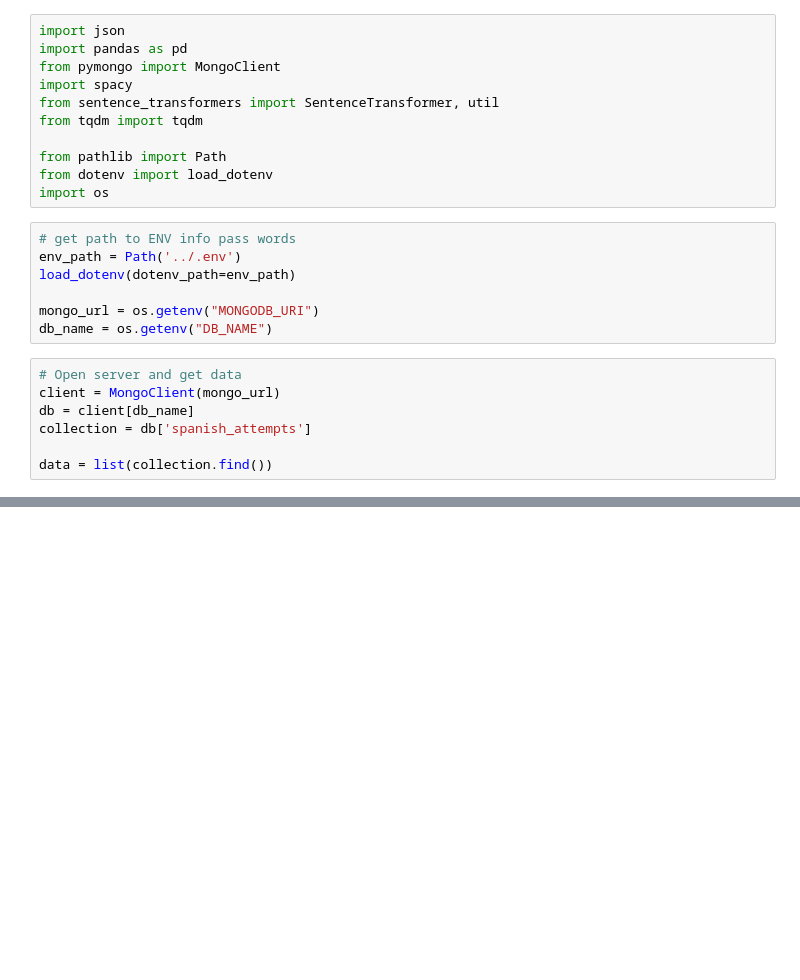
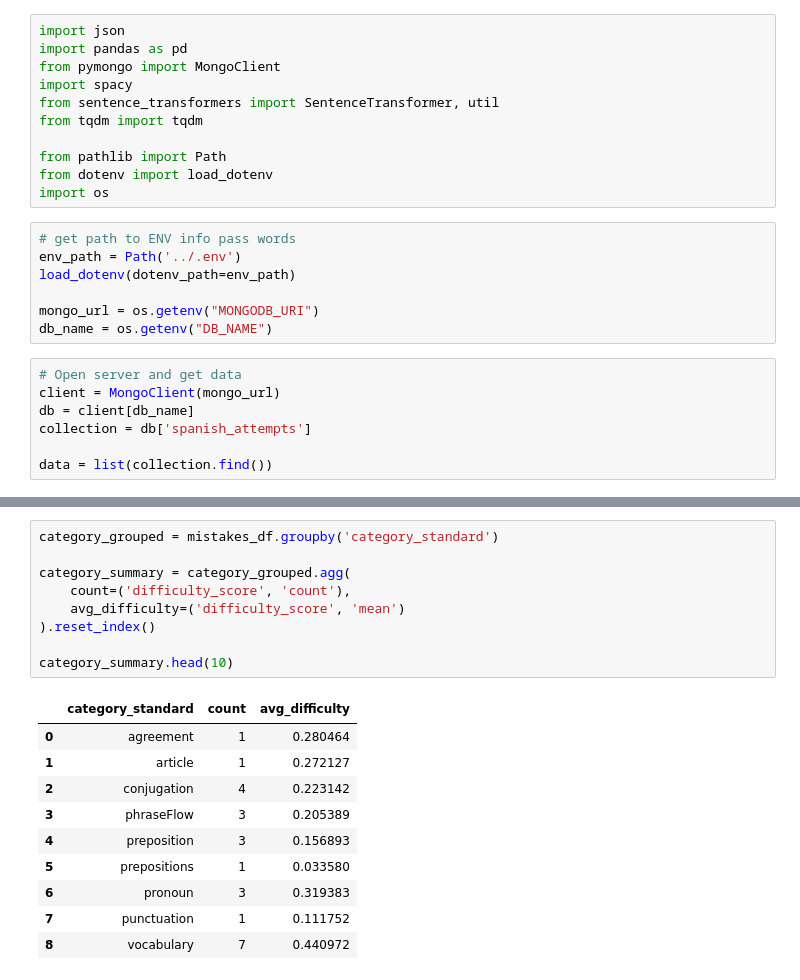
Before and after one commit to MarkBish24/Tu-Cuate, a Jupyter notebook: nlp/Untitled.ipynb, the cells around one changed output, grey strips where cells are left out. Cells and saved outputs as stored; diff of their text form; blank space fills up the shorter version.

```diff
--- a/nlp/Untitled.ipynb
+++ b/nlp/Untitled.ipynb
@@ -69,0 +143,20 @@ Xet Storage is enabled for this repo, but the 'hf_xet' package is not installed.
+# %%
+category_grouped = mistakes_df.groupby('category_standard')
+
+category_summary = category_grouped.agg(
+    count=('difficulty_score', 'count'),
+    avg_difficulty=('difficulty_score', 'mean')
+).reset_index()
+
+category_summary.head(10)
+# %% [output]
+|  | category_standard | count | avg_difficulty |
+| 0 | agreement | 1 | 0.280464 |
+| 1 | article | 1 | 0.272127 |
+| 2 | conjugation | 4 | 0.223142 |
+| 3 | phraseFlow | 3 | 0.205389 |
+| 4 | preposition | 3 | 0.156893 |
+| 5 | prepositions | 1 | 0.033580 |
+| 6 | pronoun | 3 | 0.319383 |
+| 7 | punctuation | 1 | 0.111752 |
+| 8 | vocabulary | 7 | 0.440972 |
```
Also changed, not shown: parts of 3 cells of this notebook.
